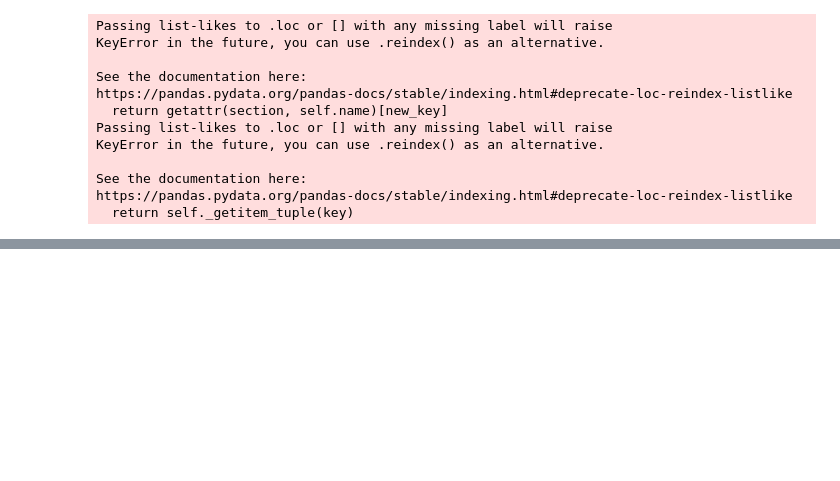
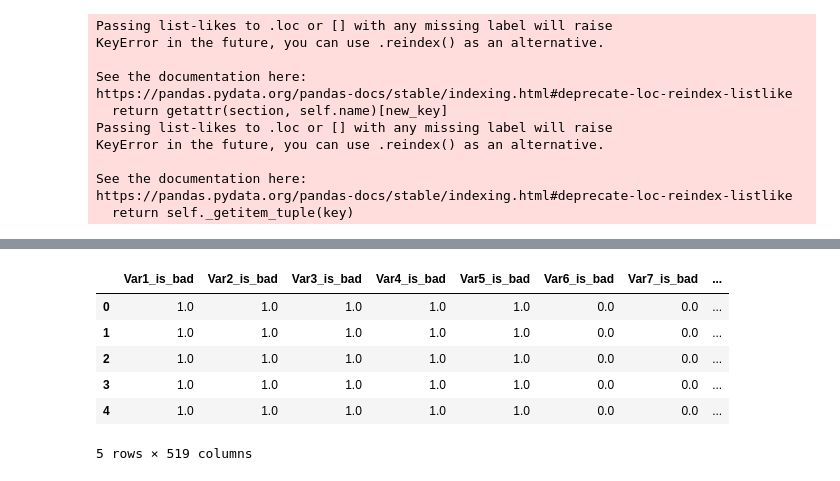
Before and after one commit to WinVector/pyvtreat, a Jupyter notebook: Examples/KDD2009Example.ipynb, the cells around one changed output, grey strips where cells are left out. Saved outputs shown, nothing was run; the diff lists cells and outputs as text; code cells hidden in the pictures; blank space fills up the shorter version.

```diff
--- a/Examples/KDD2009Example.ipynb
+++ b/Examples/KDD2009Example.ipynb
@@ -102,0 +103,10 @@ plan.score_frame_
+# %%
+cross_frame.head()
+# %% [output]
+|  | Var1_is_bad | Var2_is_bad | Var3_is_bad | Var4_is_bad | Var5_is_bad | Var6_is_bad | Var7_is_bad | ... |
+| 0 | 1.0 | 1.0 | 1.0 | 1.0 | 1.0 | 0.0 | 0.0 | ... |
+| 1 | 1.0 | 1.0 | 1.0 | 1.0 | 1.0 | 0.0 | 0.0 | ... |
+| 2 | 1.0 | 1.0 | 1.0 | 1.0 | 1.0 | 0.0 | 0.0 | ... |
+| 3 | 1.0 | 1.0 | 1.0 | 1.0 | 1.0 | 0.0 | 0.0 | ... |
+| 4 | 1.0 | 1.0 | 1.0 | 1.0 | 1.0 | 0.0 | 0.0 | ... |
+5 rows × 519 columns
```
Also changed, not shown: parts of 13 cells of this notebook, 3 other files.
